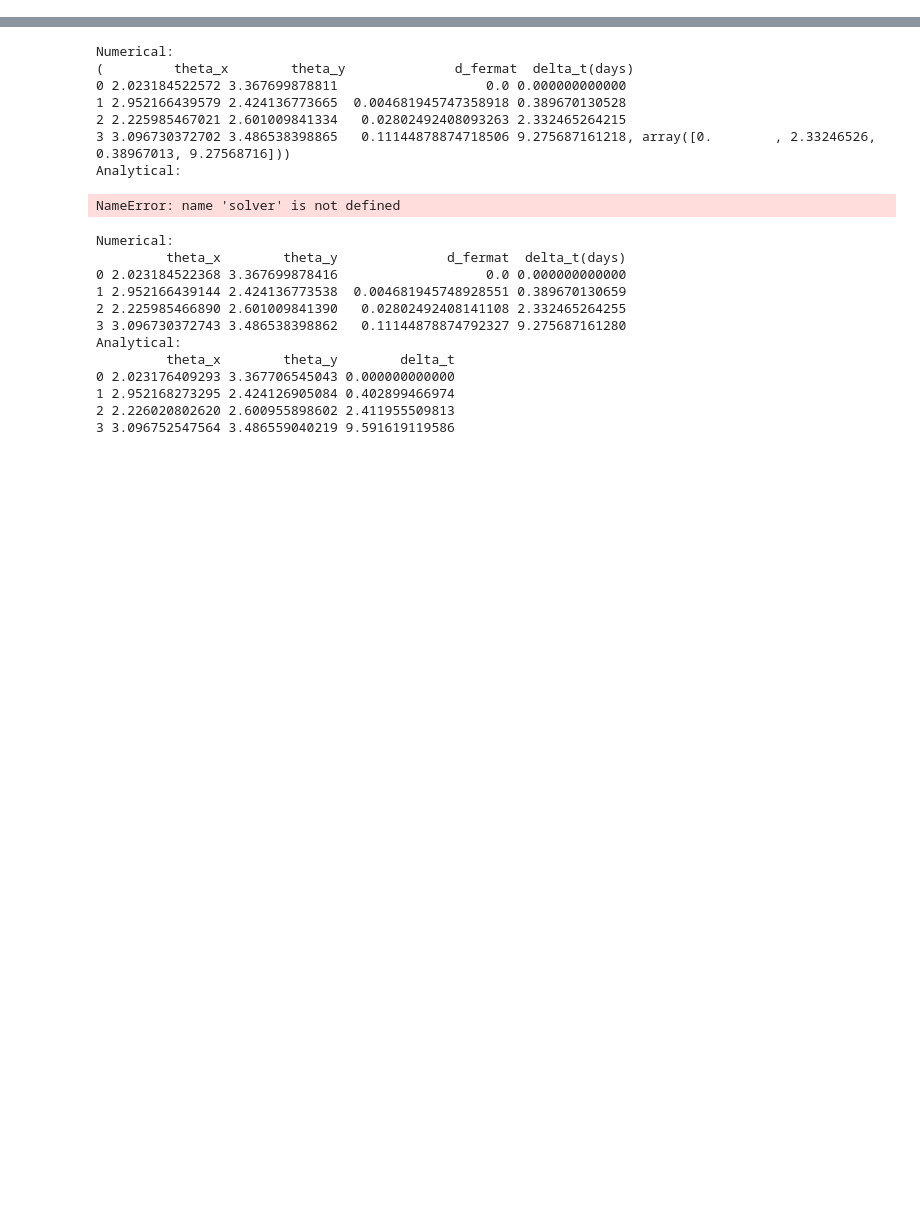
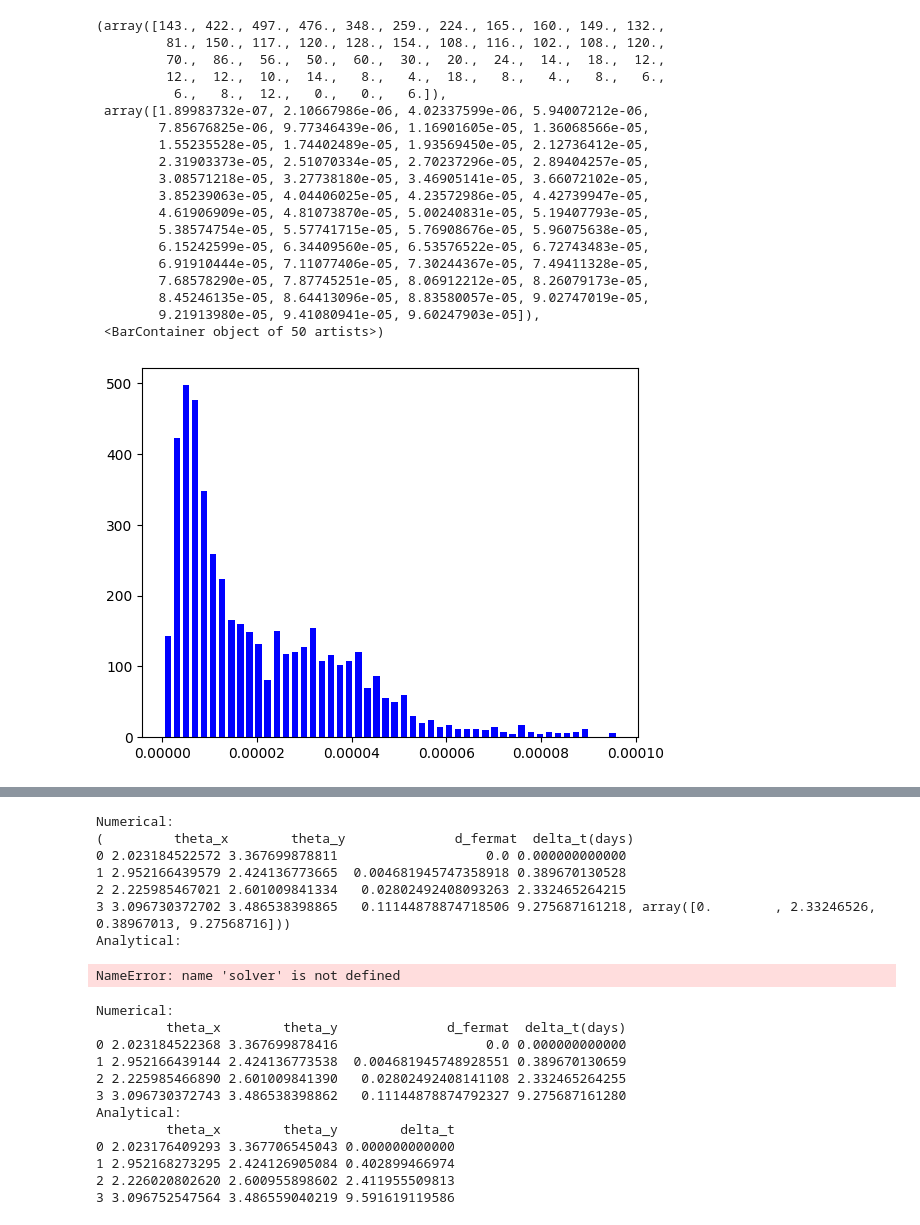
Before and after one commit to diceandcats/SURE-GW-lensing-cont, a Jupyter notebook: Real stuffs/cluster_class_verify.ipynb, the cells around one changed output, grey strips where cells are left out. Saved outputs shown, nothing was run; the diff lists cells and outputs as text; code cells hidden in the pictures; blank space fills up the shorter version.

```diff
--- a/Real stuffs/cluster_class_verify.ipynb
+++ b/Real stuffs/cluster_class_verify.ipynb
@@ -149,3 +236,28 @@ print(time.time()-start)
+# %%
+#filtering out large diff
+filtered_diff = [diff for diff in Diff if diff < 0.0001]
+plt.hist(filtered_diff, bins=50, color='blue', rwidth=0.7)
+# %% [output]
+(array([143., 422., 497., 476., 348., 259., 224., 165., 160., 149., 132.,
+         81., 150., 117., 120., 128., 154., 108., 116., 102., 108., 120.,
+         70.,  86.,  56.,  50.,  60.,  30.,  20.,  24.,  14.,  18.,  12.,
+         12.,  12.,  10.,  14.,   8.,   4.,  18.,   8.,   4.,   8.,   6.,
+          6.,   8.,  12.,   0.,   0.,   6.]),
+ array([1.89983732e-07, 2.10667986e-06, 4.02337599e-06, 5.94007212e-06,
+        7.85676825e-06, 9.77346439e-06, 1.16901605e-05, 1.36068566e-05,
+        1.55235528e-05, 1.74402489e-05, 1.93569450e-05, 2.12736412e-05,
+        2.31903373e-05, 2.51070334e-05, 2.70237296e-05, 2.89404257e-05,
+        3.08571218e-05, 3.27738180e-05, 3.46905141e-05, 3.66072102e-05,
+        3.85239063e-05, 4.04406025e-05, 4.23572986e-05, 4.42739947e-05,
+        4.61906909e-05, 4.81073870e-05, 5.00240831e-05, 5.19407793e-05,
+        5.38574754e-05, 5.57741715e-05, 5.76908676e-05, 5.96075638e-05,
+        6.15242599e-05, 6.34409560e-05, 6.53576522e-05, 6.72743483e-05,
+        6.91910444e-05, 7.11077406e-05, 7.30244367e-05, 7.49411328e-05,
+        7.68578290e-05, 7.87745251e-05, 8.06912212e-05, 8.26079173e-05,
+        8.45246135e-05, 8.64413096e-05, 8.83580057e-05, 9.02747019e-05,
+        9.21913980e-05, 9.41080941e-05, 9.60247903e-05]),
+ <BarContainer object of 50 artists>)
+[figure, added]
 # %%
 print("Numerical:")
 theta = cluster.get_image_positions(beta[0]*pixscale, beta[1]*pixscale)
```
Also changed, not shown: parts of 9 cells of this notebook, 3 other files.
